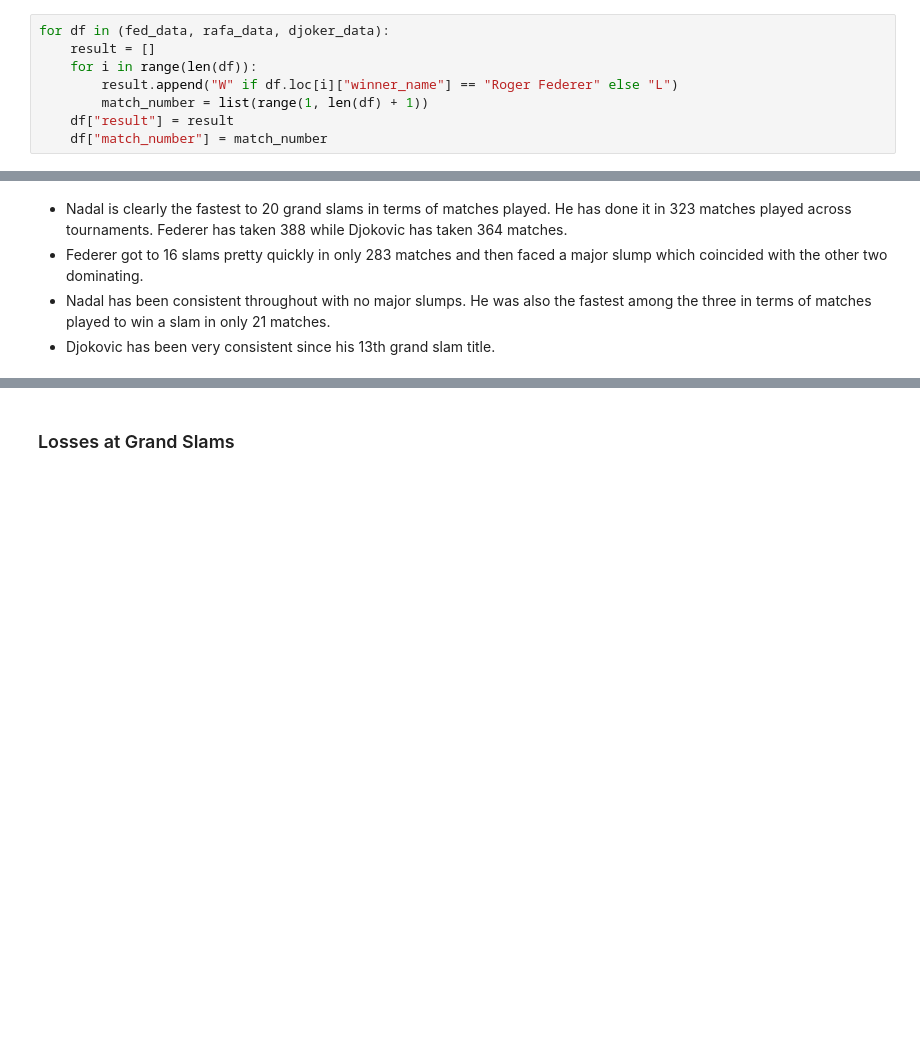
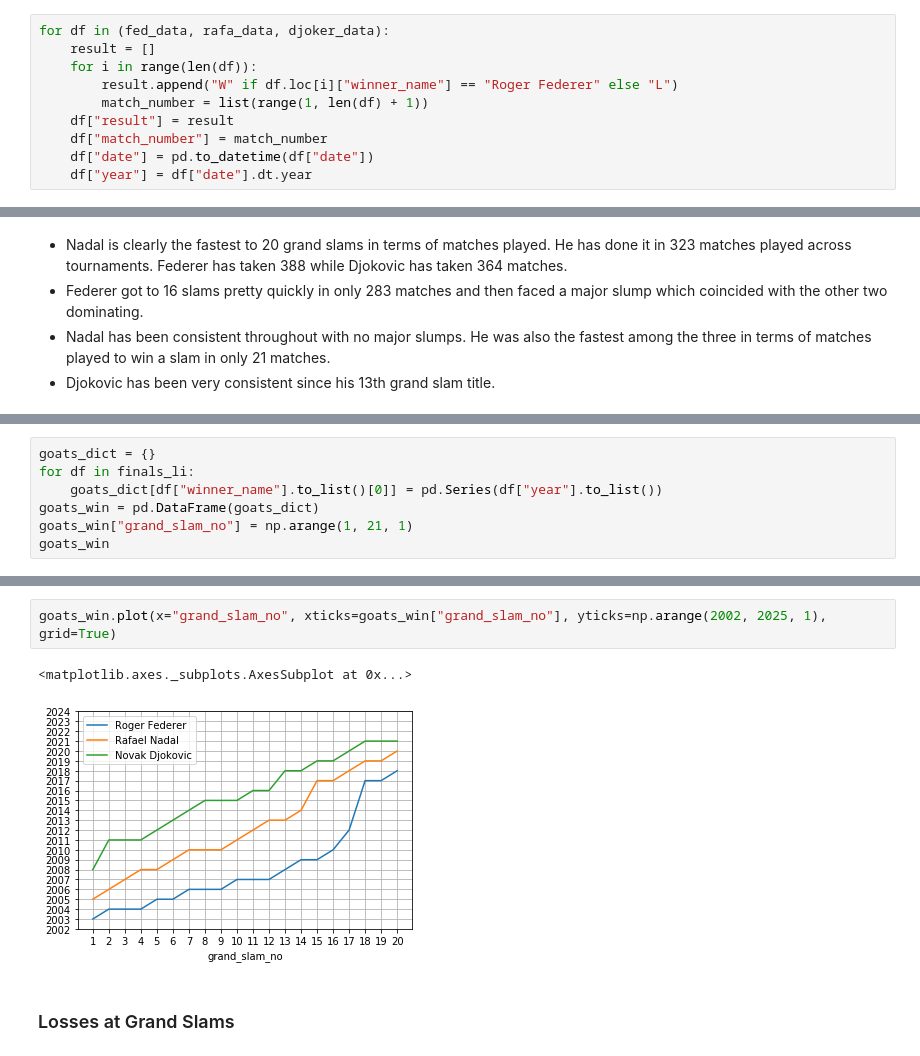
Before and after one commit to ppai22/exploratory-data-analyses, a Jupyter notebook: Tennis/Tennis_GOATs.ipynb, the cells around one changed output, grey strips where cells are left out. Cells and saved outputs as stored; diff of their text form; blank space fills up the shorter version.

Commit message:
Analysing the three tennis goats at grand slams

```diff
--- a/Tennis/Tennis_GOATs.ipynb
+++ b/Tennis/Tennis_GOATs.ipynb
@@ -201,6 +201,8 @@ for df in (fed_data, rafa_data, djoker_data):
         match_number = list(range(1, len(df) + 1))
     df["result"] = result
     df["match_number"] = match_number
+    df["date"] = pd.to_datetime(df["date"])
+    df["year"] = df["date"].dt.year
 # %%
 finals_li = []
 for df, goat in zip((fed_data, rafa_data, djoker_data), ("Roger Federer", "Rafael Nadal", "Novak Djokovic")):
@@ -243,0 +248,7 @@ goats_win.plot(x="grand_slam_no", xticks=goats_win["grand_slam_no"], grid=True)
+# %%
+goats_dict = {}
+for df in finals_li:
+    goats_dict[df["winner_name"].to_list()[0]] = pd.Series(df["year"].to_list())
+goats_win = pd.DataFrame(goats_dict)
+goats_win["grand_slam_no"] = np.arange(1, 21, 1)
+goats_win
@@ -244,3 +273,8 @@ goats_win.plot(x="grand_slam_no", xticks=goats_win["grand_slam_no"], grid=True)
+# %%
+goats_win.plot(x="grand_slam_no", xticks=goats_win["grand_slam_no"], yticks=np.arange(2002, 2025, 1), grid=True)
+# %% [output]
+<matplotlib.axes._subplots.AxesSubplot at 0x...>
+[figure, added]
 # %% [markdown]
 ### Losses at Grand Slams
 # %%
```
Also changed, not shown: parts of 2 cells of this notebook.
